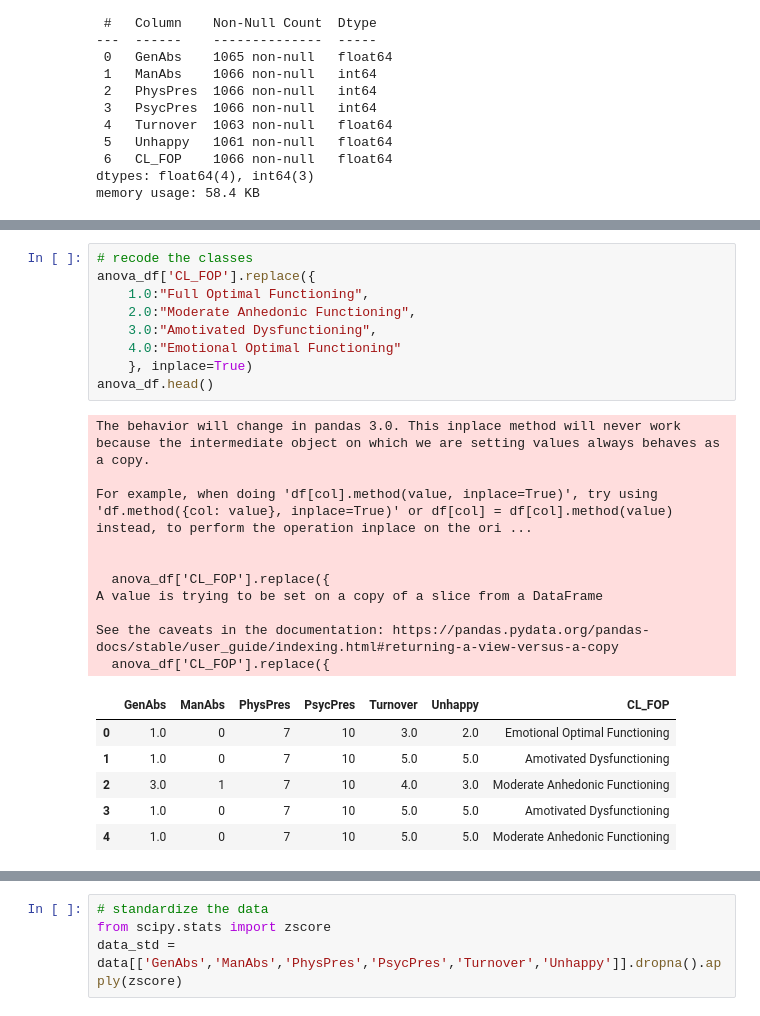
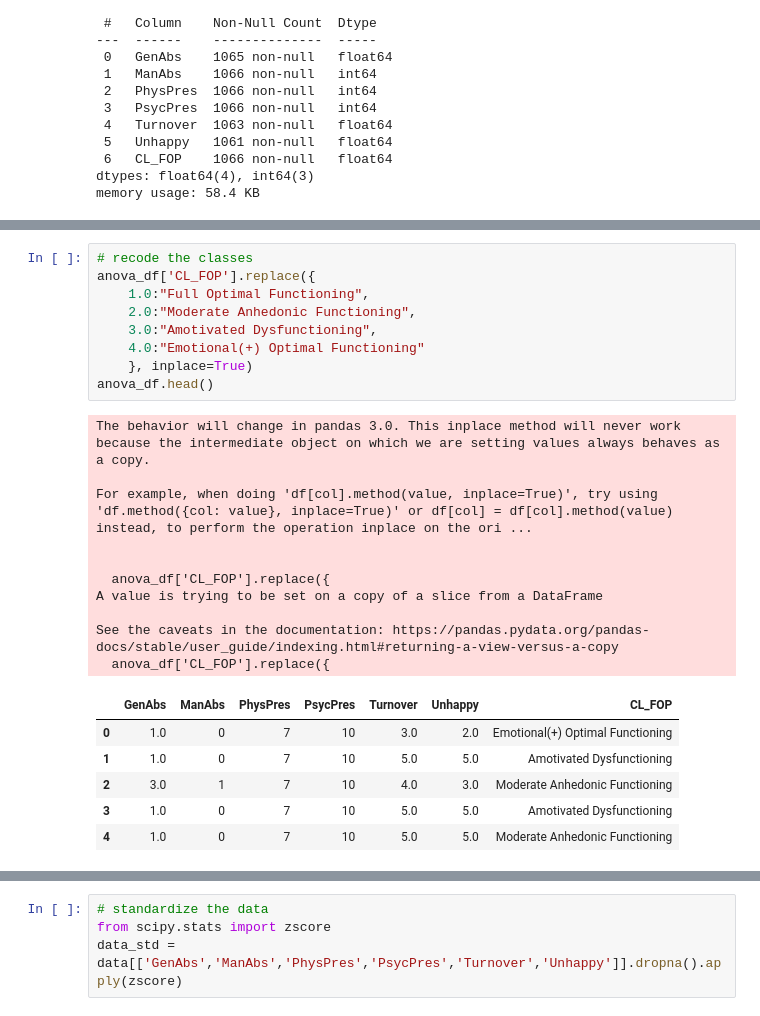
Before and after one commit to jaotombo/Optimal_Functioning, a Jupyter notebook: N_1066/Python/FOP_4cl/code/Comparing_Classes_FOP_N=1066_Factor_Scores_EN2.ipynb, the cells around one changed output, grey strips where cells are left out. Cells and saved outputs as stored; diff of their text form.

```diff
--- a/N_1066/Python/FOP_4cl/code/Comparing_Classes_FOP_N=1066_Factor_Scores_EN2.ipynb
+++ b/N_1066/Python/FOP_4cl/code/Comparing_Classes_FOP_N=1066_Factor_Scores_EN2.ipynb
@@ -262,25 +282,25 @@ Set the environment variable OUTDATED_IGNORE=1 to disable these warnings.
 # %%
 # recode the classes
 anova_df['CL_FOP'].replace({
     1.0:"Full Optimal Functioning",
     2.0:"Moderate Anhedonic Functioning",
     3.0:"Amotivated Dysfunctioning",
-    4.0:"Emotional Optimal Functioning"
+    4.0:"Emotional(+) Optimal Functioning"
     }, inplace=True)
 anova_df.head()
 # %% [output]
 The behavior will change in pandas 3.0. This inplace method will never work because the intermediate object on which we are setting values always behaves as a copy.
 
 For example, when doing 'df[col].method(value, inplace=True)', try using 'df.method({col: value}, inplace=True)' or df[col] = df[col].method(value) instead, to perform the operation inplace on the ori ...
 
 
   anova_df['CL_FOP'].replace({
 A value is trying to be set on a copy of a slice from a DataFrame
 
 See the caveats in the documentation: https://pandas.pydata.org/pandas-docs/stable/user_guide/indexing.html#returning-a-view-versus-a-copy
   anova_df['CL_FOP'].replace({
 |  | GenAbs | ManAbs | PhysPres | PsycPres | Turnover | Unhappy | CL_FOP |
-| 0 | 1.0 | 0 | 7 | 10 | 3.0 | 2.0 | Emotional Optimal Functioning |
+| 0 | 1.0 | 0 | 7 | 10 | 3.0 | 2.0 | Emotional(+) Optimal Functioning |
 | 1 | 1.0 | 0 | 7 | 10 | 5.0 | 5.0 | Amotivated Dysfunctioning |
 | 2 | 3.0 | 1 | 7 | 10 | 4.0 | 3.0 | Moderate Anhedonic Functioning |
 | 3 | 1.0 | 0 | 7 | 10 | 5.0 | 5.0 | Amotivated Dysfunctioning |
```
Also changed, not shown: parts of 9 cells of this notebook, 34 other files.
